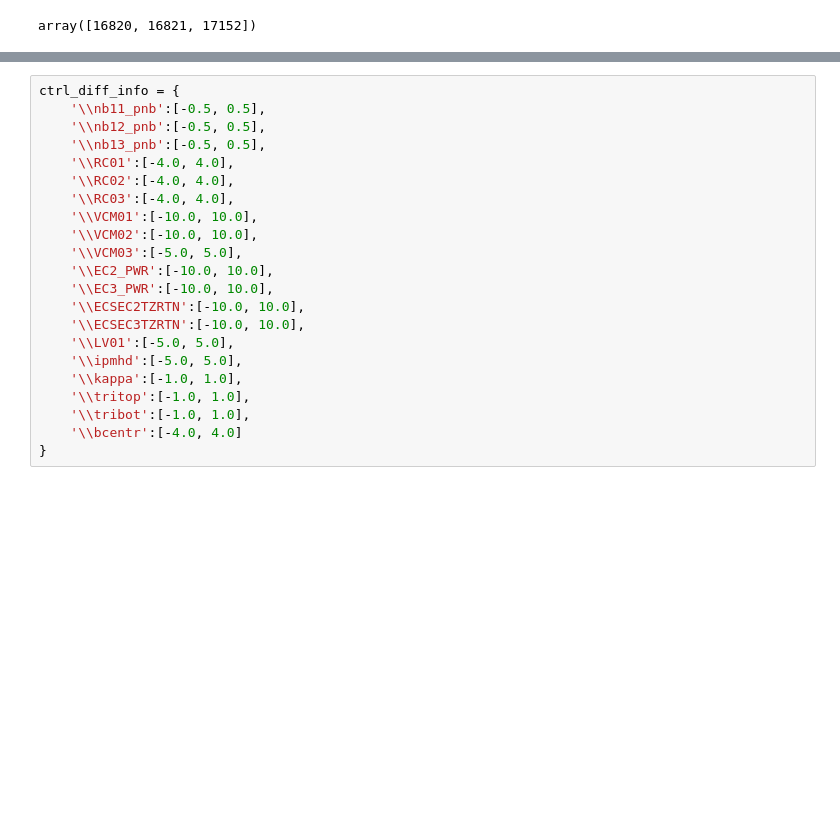
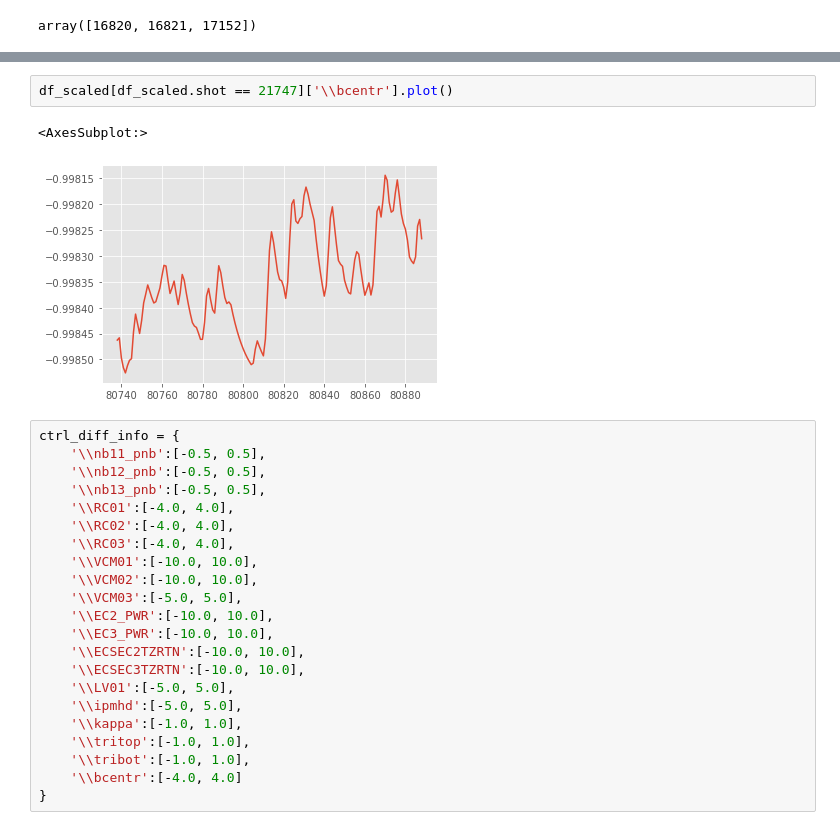
Before and after one commit to ZINZINBIN/Tokamak-Plasma-Operation-Control-based-on-RL, a Jupyter notebook: EDA.ipynb, the cells around one changed output, grey strips where cells are left out. Cells and saved outputs as stored; diff of their text form; blank space fills up the shorter version.

```diff
--- a/EDA.ipynb
+++ b/EDA.ipynb
@@ -1008,3 +1013,8 @@ ctrl_diff_scaled[cols_control].describe()
+# %%
+df_scaled[df_scaled.shot == 21747]['\\bcentr'].plot()
+# %% [output]
+<AxesSubplot:>
+[figure, added]
 # %%
 ctrl_diff_info = {
     '\\nb11_pnb':[-0.5, 0.5],
```
Also changed, not shown: parts of 2 cells of this notebook, 30 other files.
